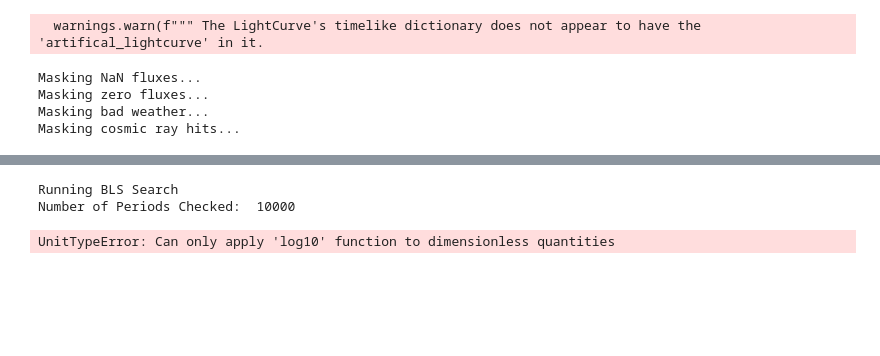
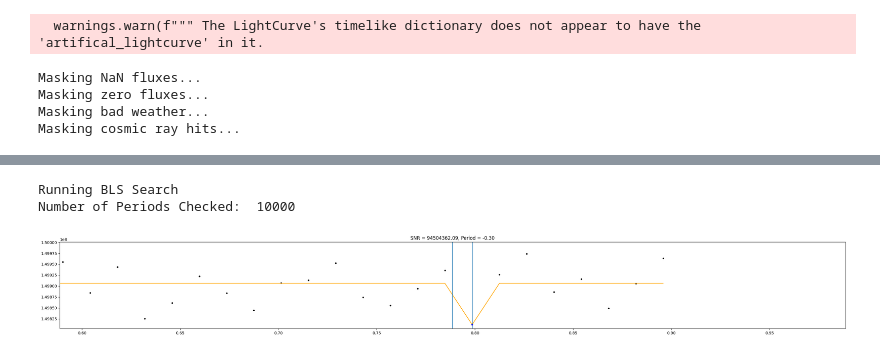
Before and after one commit to catrionamurray/occultence, a Jupyter notebook: test.ipynb, the cells around one changed output, grey strips where cells are left out. Drawn from its saved outputs; the diff is of its cells as text; code cells hidden in the pictures; blank space fills up the shorter version.

```diff
--- a/test.ipynb
+++ b/test.ipynb
@@ -70,6 +70,6 @@ Final ln-likelihood: 154.16
 # %%
-bls_targ = gp_targ.find_transits(minimum_period=0.5, maximum_period=10, transit_durations=[0.1, 0.2, 0.3])
+bls_targ = gp_targ.find_transits(minimum_period=0.5, maximum_period=10, transit_durations=[0.01, 0.02, 0.03])
 # %% [output]
 Running BLS Search
 Number of Periods Checked:  10000
-UnitTypeError: Can only apply 'log10' function to dimensionless quantities
+[figure, added]
```
Also changed, not shown: parts of 6 cells of this notebook, 2 other files.
